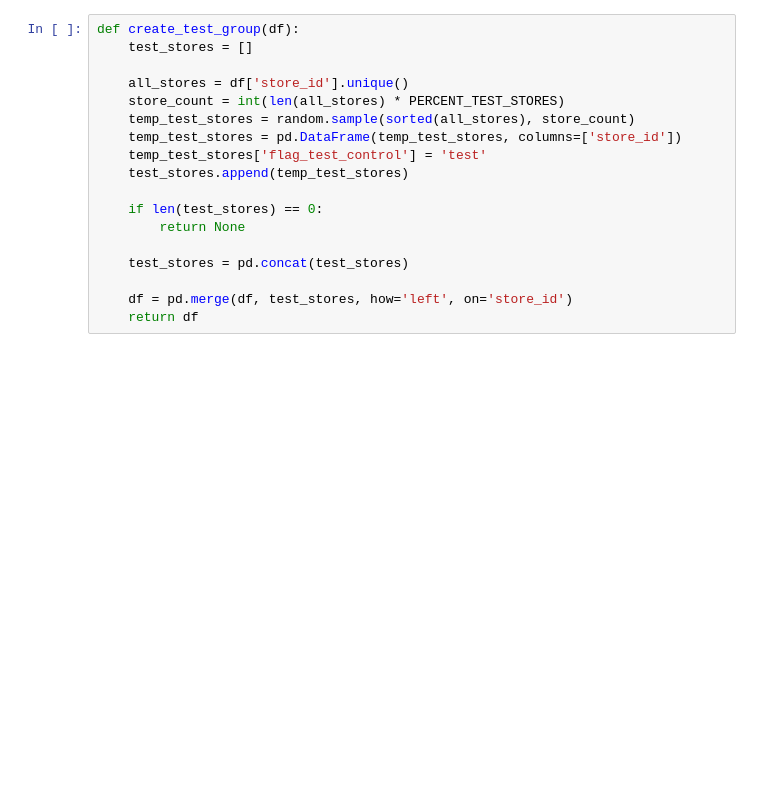
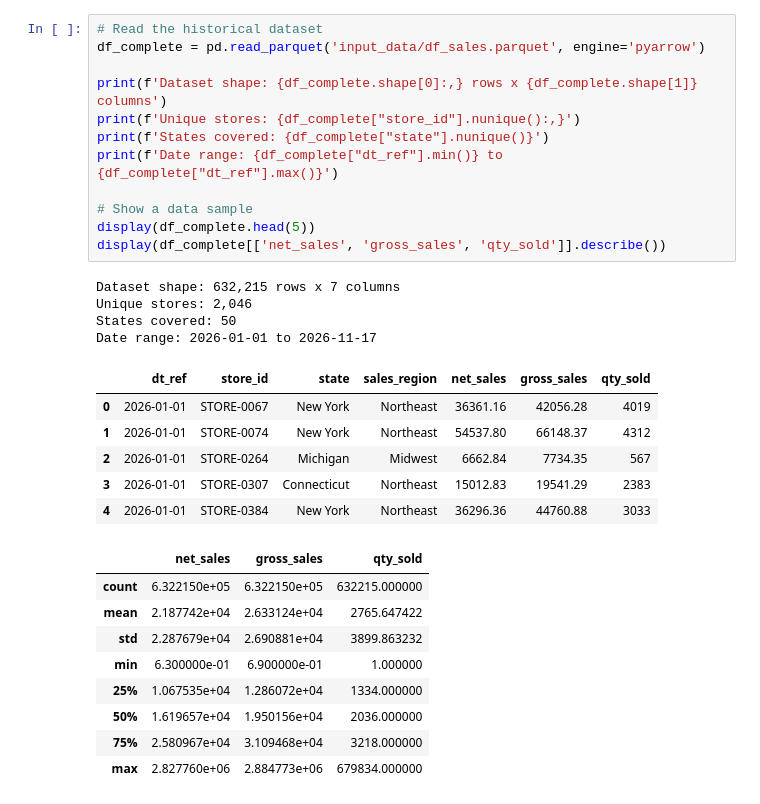
Before and after one commit to Krupique/retail-analytics, a Jupyter notebook: optimal-store-test-control/optimization.ipynb, the cells around one changed output. Saved outputs shown, nothing was run; the diff lists cells and outputs as text; blank space fills up the shorter version.

Commit message:
feat: control test store project

```diff
--- a/optimal-store-test-control/optimization.ipynb
+++ b/optimal-store-test-control/optimization.ipynb
@@ -120,18 +74,32 @@ def stores_optimizer(df_state: pd.DataFrame, criteria: str):
 # %%
-def create_test_group(df):
-    test_stores = []
+# Read the historical dataset
+df_complete = pd.read_parquet('input_data/df_sales.parquet', engine='pyarrow')
 
-    all_stores = df['store_id'].unique()
-    store_count = int(len(all_stores) * PERCENT_TEST_STORES)
-    temp_test_stores = random.sample(sorted(all_stores), store_count)
-    temp_test_stores = pd.DataFrame(temp_test_stores, columns=['store_id'])
-    temp_test_stores['flag_test_control'] = 'test'
-    test_stores.append(temp_test_stores)
+print(f'Dataset shape: {df_complete.shape[0]:,} rows x {df_complete.shape[1]} columns')
+print(f'Unique stores: {df_complete["store_id"].nunique():,}')
+print(f'States covered: {df_complete["state"].nunique()}')
+print(f'Date range: {df_complete["dt_ref"].min()} to {df_complete["dt_ref"].max()}')
 
-    if len(test_stores) == 0:
-        return None
-
-    test_stores = pd.concat(test_stores)
-
-    df = pd.merge(df, test_stores, how='left', on='store_id')
-    return df
+# Show a data sample
+display(df_complete.head(5))
+display(df_complete[['net_sales', 'gross_sales', 'qty_sold']].describe())
+# %% [output]
+Dataset shape: 632,215 rows x 7 columns
+Unique stores: 2,046
+States covered: 50
+Date range: 2026-01-01 to 2026-11-17
+|  | dt_ref | store_id | state | sales_region | net_sales | gross_sales | qty_sold |
+| 0 | 2026-01-01 | STORE-0067 | New York | Northeast | 36361.16 | 42056.28 | 4019 |
+| 1 | 2026-01-01 | STORE-0074 | New York | Northeast | 54537.80 | 66148.37 | 4312 |
+| 2 | 2026-01-01 | STORE-0264 | Michigan | Midwest | 6662.84 | 7734.35 | 567 |
+| 3 | 2026-01-01 | STORE-0307 | Connecticut | Northeast | 15012.83 | 19541.29 | 2383 |
+| 4 | 2026-01-01 | STORE-0384 | New York | Northeast | 36296.36 | 44760.88 | 3033 |
+|  | net_sales | gross_sales | qty_sold |
+| count | 6.322150e+05 | 6.322150e+05 | 632215.000000 |
+| mean | 2.187742e+04 | 2.633124e+04 | 2765.647422 |
+| std | 2.287679e+04 | 2.690881e+04 | 3899.863232 |
+| min | 6.300000e-01 | 6.900000e-01 | 1.000000 |
+| 25% | 1.067535e+04 | 1.286072e+04 | 1334.000000 |
+| 50% | 1.619657e+04 | 1.950156e+04 | 2036.000000 |
+| 75% | 2.580967e+04 | 3.109468e+04 | 3218.000000 |
+| max | 2.827760e+06 | 2.884773e+06 | 679834.000000 |
```
Also changed, not shown: parts of 24 cells of this notebook, 13 other files.
